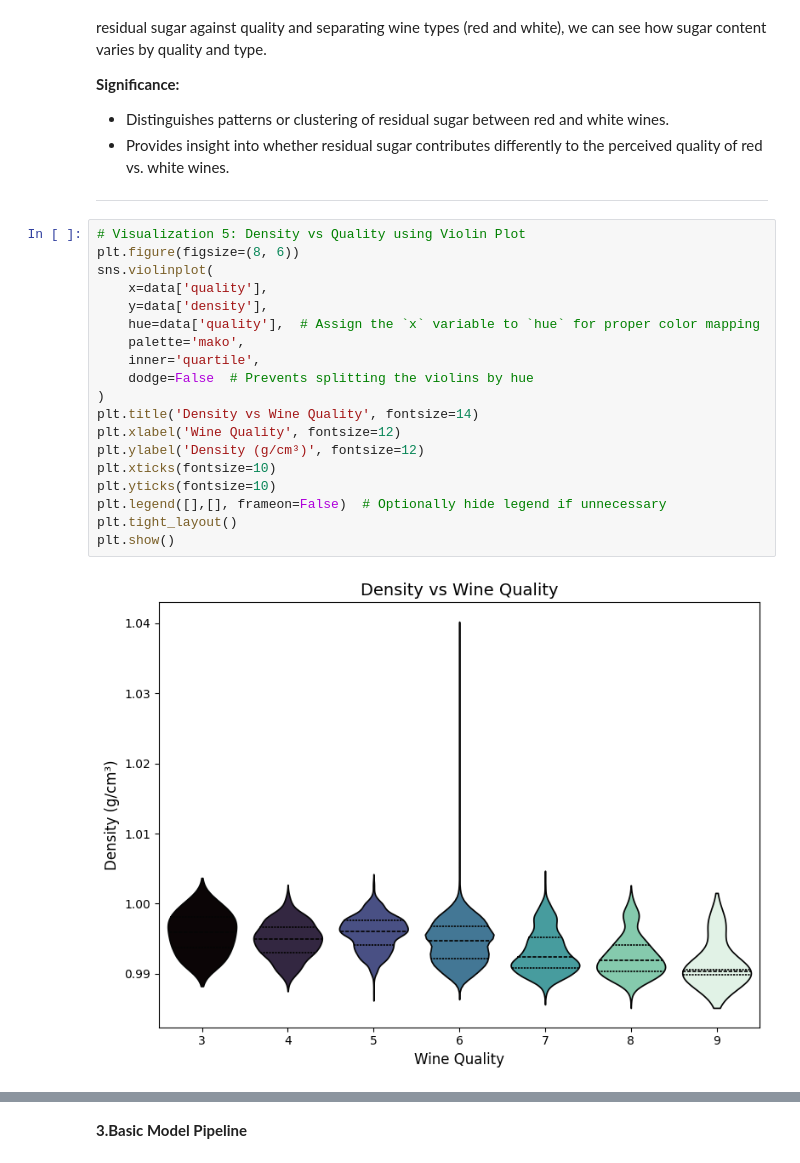
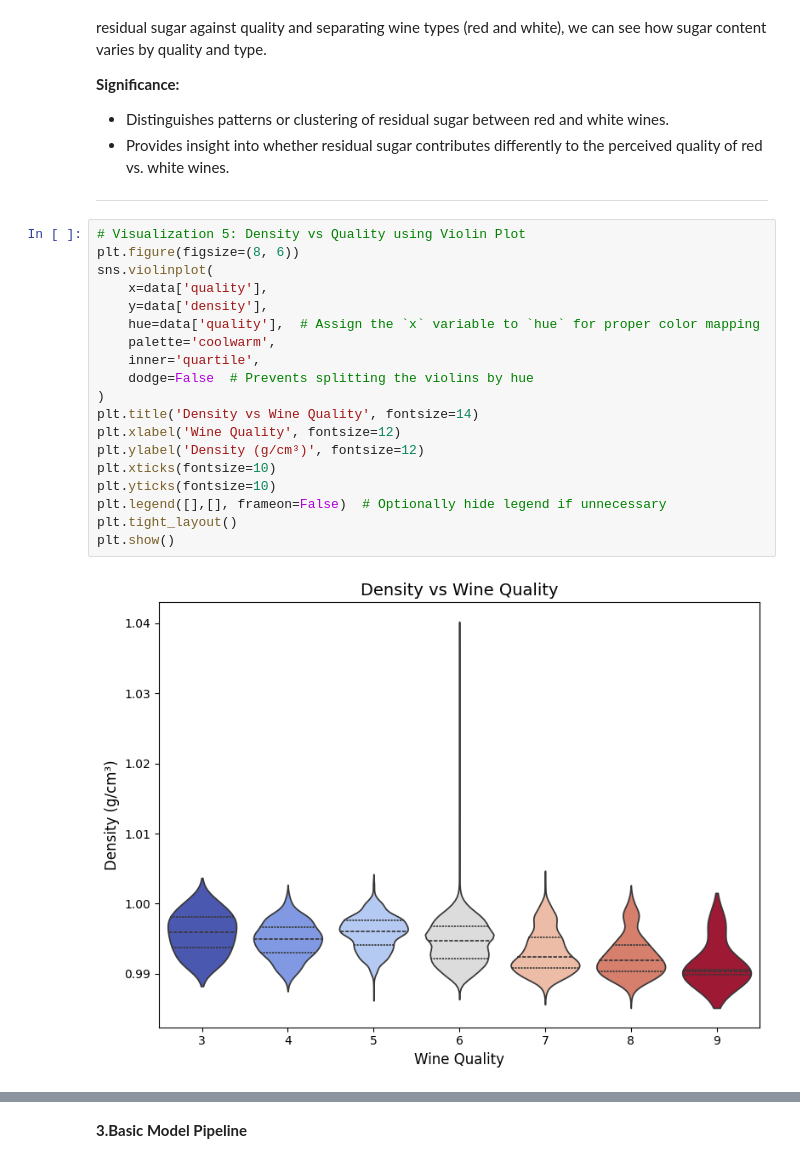
Before and after one commit to amitkarol/TDS-WineQualityPrediction, a Jupyter notebook: part1.ipynb, the cells around one changed output, grey strips where cells are left out. Drawn from its saved outputs; the diff is of its cells as text.

```diff
--- a/part1.ipynb
+++ b/part1.ipynb
@@ -140,21 +146,21 @@ Residual sugar can significantly influence the taste of wine, particularly for s
 # %%
 # Visualization 5: Density vs Quality using Violin Plot
 plt.figure(figsize=(8, 6))
 sns.violinplot(
     x=data['quality'],
     y=data['density'],
     hue=data['quality'],  # Assign the `x` variable to `hue` for proper color mapping
-    palette='mako',
+    palette='coolwarm',
     inner='quartile',
     dodge=False  # Prevents splitting the violins by hue
 )
 plt.title('Density vs Wine Quality', fontsize=14)
 plt.xlabel('Wine Quality', fontsize=12)
 plt.ylabel('Density (g/cm³)', fontsize=12)
 plt.xticks(fontsize=10)
 plt.yticks(fontsize=10)
 plt.legend([],[], frameon=False)  # Optionally hide legend if unnecessary
 plt.tight_layout()
 plt.show()
 # %% [output]
-[figure, old version]
+[figure, new version]
```
Also changed, not shown: parts of 22 cells of this notebook.
